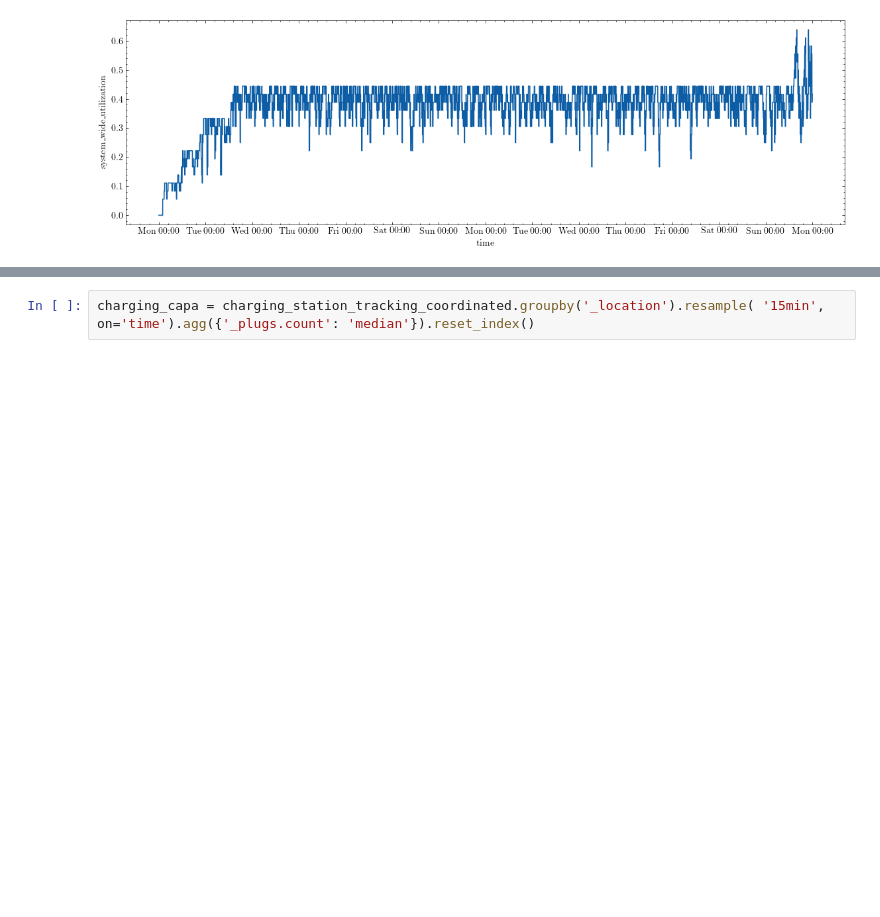
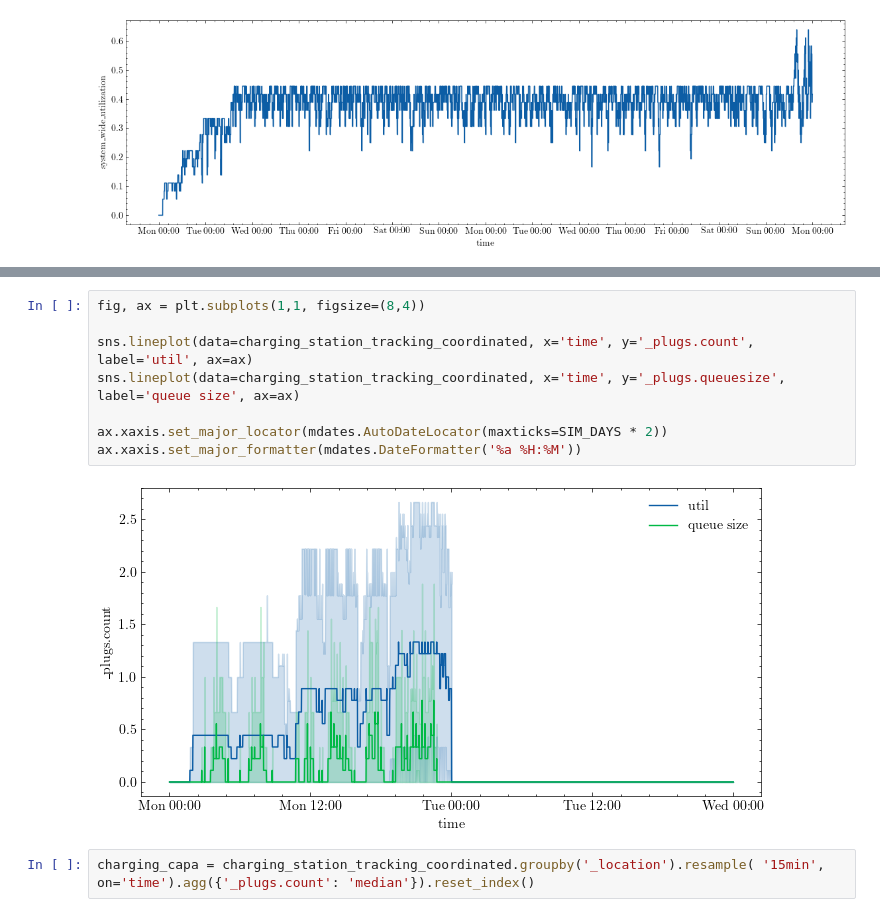
Before and after one commit to IS3UniCologne/urban-mobility-simulation, a Jupyter notebook: resources/scripts/simulation_analysis/shared_charging.ipynb, the cells around one changed output, grey strips where cells are left out. Drawn from its saved outputs; the diff is of its cells as text; blank space fills up the shorter version.

Commit message:
do things, mostly find out we have a queue :O

```diff
--- a/resources/scripts/simulation_analysis/shared_charging.ipynb
+++ b/resources/scripts/simulation_analysis/shared_charging.ipynb
@@ -314,3 +314,13 @@ for a in axes:
+# %%
+fig, ax = plt.subplots(1,1, figsize=(8,4))
+
+sns.lineplot(data=charging_station_tracking_coordinated, x='time', y='_plugs.count', label='util', ax=ax)
+sns.lineplot(data=charging_station_tracking_coordinated, x='time', y='_plugs.queuesize', label='queue size', ax=ax)
+
+ax.xaxis.set_major_locator(mdates.AutoDateLocator(maxticks=SIM_DAYS * 2))
+ax.xaxis.set_major_formatter(mdates.DateFormatter('%a %H:%M'))
+# %% [output]
+[figure, added]
 # %%
 charging_capa = charging_station_tracking_coordinated.groupby('_location').resample( '15min', on='time').agg({'_plugs.count': 'median'}).reset_index()
 # %%
```
Also changed, not shown: parts of 20 cells of this notebook, 2 other files.
